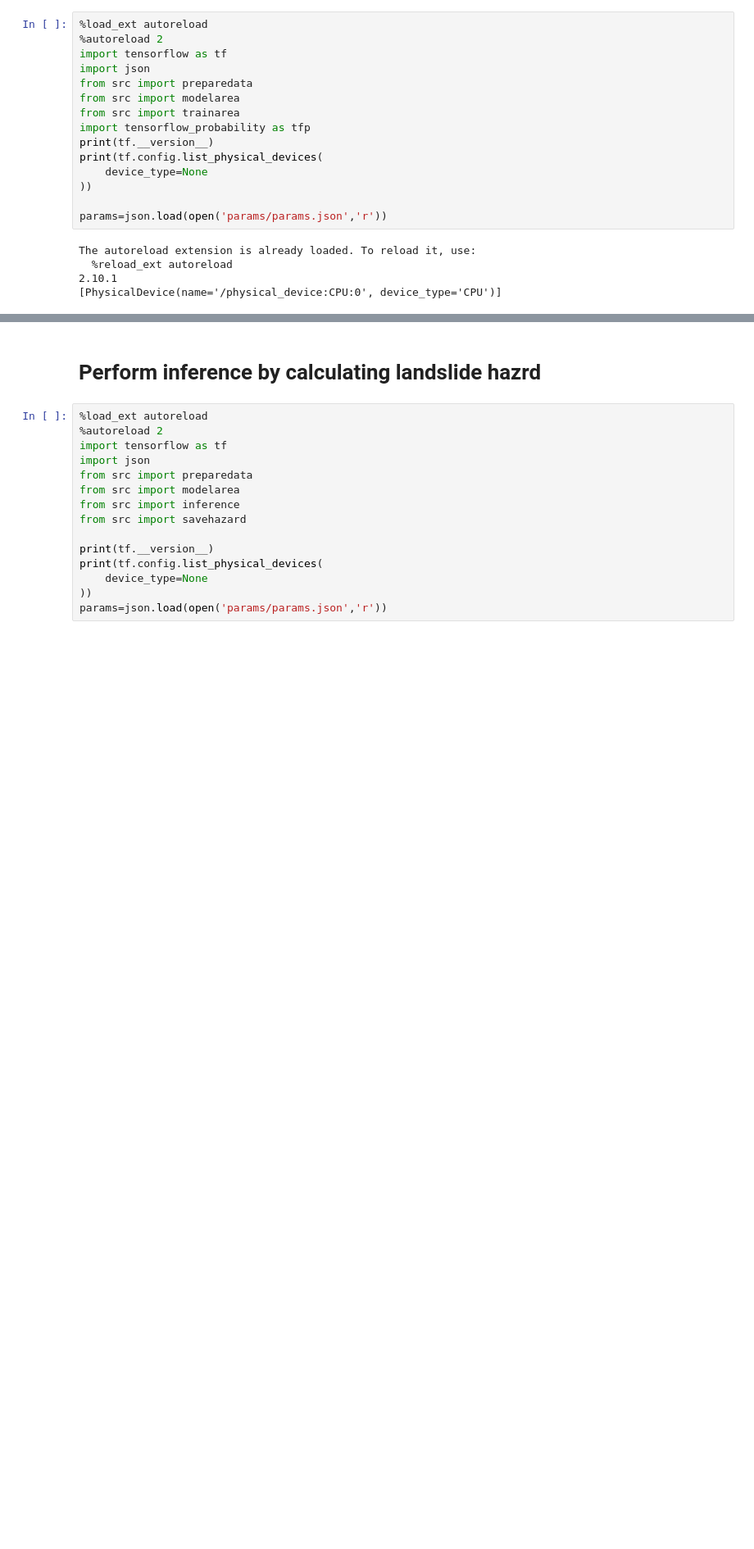
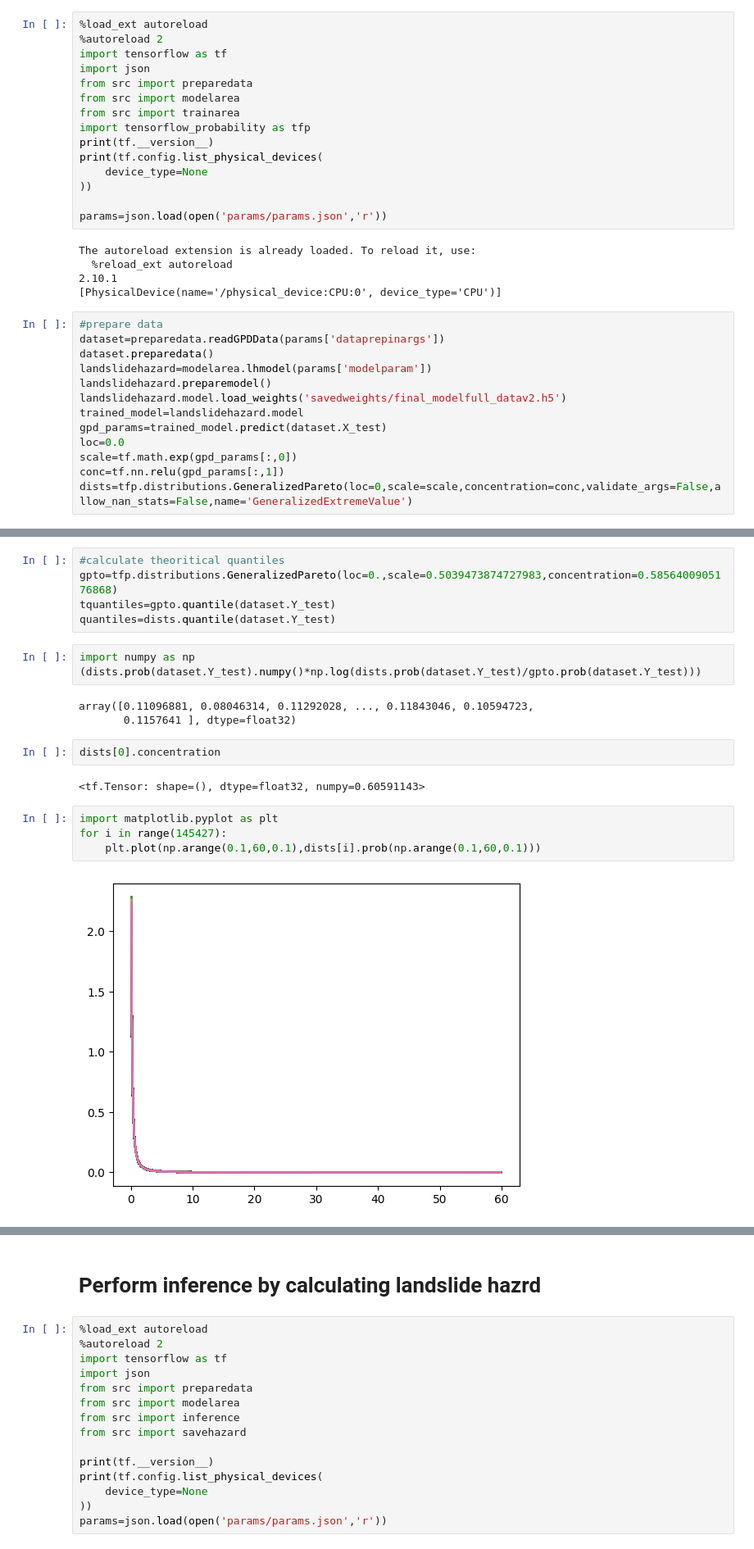
Before and after one commit to ashokdahal/extremevaluelandslides, a Jupyter notebook: RunModels.ipynb, the cells around one changed output, grey strips where cells are left out. Shown: that part at 82% size. Drawn from its saved outputs; the diff is of its cells as text; blank space fills up the shorter version.

```diff
--- a/RunModels.ipynb
+++ b/RunModels.ipynb
@@ -77,3 +89,16 @@ The autoreload extension is already loaded. To reload it, use:
   %reload_ext autoreload
 2.10.1
 [PhysicalDevice(name='/physical_device:CPU:0', device_type='CPU')]
+# %%
+#prepare data
+dataset=preparedata.readGPDData(params['dataprepinargs'])
+dataset.preparedata()
+landslidehazard=modelarea.lhmodel(params['modelparam'])
+landslidehazard.preparemodel()
+landslidehazard.model.load_weights('savedweights/final_modelfull_datav2.h5')
+trained_model=landslidehazard.model
+gpd_params=trained_model.predict(dataset.X_test)
+loc=0.0
+scale=tf.math.exp(gpd_params[:,0])
+conc=tf.nn.relu(gpd_params[:,1])
+dists=tfp.distributions.GeneralizedPareto(loc=0,scale=scale,concentration=conc,validate_args=False,allow_nan_stats=False,name='GeneralizedExtremeValue')
@@ -79,0 +107,21 @@ The autoreload extension is already loaded. To reload it, use:
+# %%
+#calculate theoritical quantiles
+gpto=tfp.distributions.GeneralizedPareto(loc=0.,scale=0.5039473874727983,concentration=0.5856400905176868)
+tquantiles=gpto.quantile(dataset.Y_test)
+quantiles=dists.quantile(dataset.Y_test)
+# %%
+import numpy as np
+(dists.prob(dataset.Y_test).numpy()*np.log(dists.prob(dataset.Y_test)/gpto.prob(dataset.Y_test)))
+# %% [output]
+array([0.11096881, 0.08046314, 0.11292028, ..., 0.11843046, 0.10594723,
+       0.1157641 ], dtype=float32)
+# %%
+dists[0].concentration
+# %% [output]
+<tf.Tensor: shape=(), dtype=float32, numpy=0.60591143>
+# %%
+import matplotlib.pyplot as plt
+for i in range(145427):
+    plt.plot(np.arange(0.1,60,0.1),dists[i].prob(np.arange(0.1,60,0.1)))
+# %% [output]
+[figure, added]
```
Also changed, not shown: parts of 13 cells of this notebook, 9 other files.
